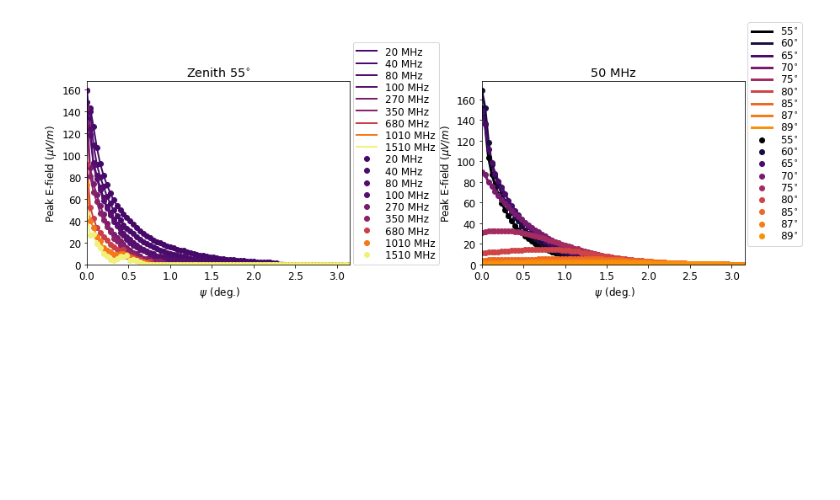
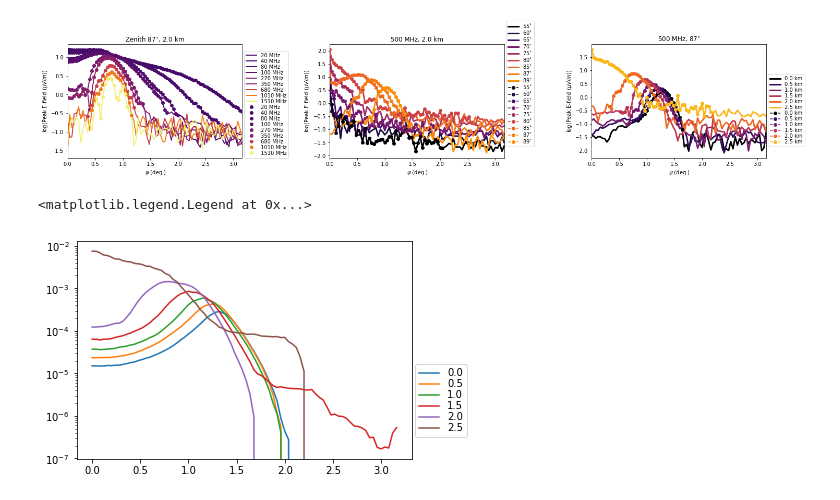
Before and after one commit to swissel/nutau_acceptance, a Jupyter notebook: 03_Detector/Test Interpolated Efield LUT .ipynb, the cells around one changed output. Cells and saved outputs as stored; diff of their text form; code cells hidden in the pictures; blank space fills up the shorter version.

```diff
--- a/03_Detector/Test Interpolated Efield LUT .ipynb
+++ b/03_Detector/Test Interpolated Efield LUT .ipynb
@@ -80,5 +22,0 @@ zenith_list, psi_list, f_Lo_list, epeak_array = construct_epeak_array(altitude)
-# %%
-# read the interpolator file
-EFIELD_LUT_filename = os.environ['TAU_ACC_ZHAIRES_DIR']\
-		       +'/interpolator_efields_%dkm.npz'%(altitude)
-efield_interpolator_list = efieldlut.load_efield_interpolator(EFIELD_LUT_filename)
@@ -180,0 +23,11 @@ def compare_1d_plots(h, epeak_array,efield_interpolator_list, zenith_list, psi_l
+# %%
+class Arguments():
+    def __init__(self, altitude, decay):
+        self.altitude = altitude
+        self.decay = decay
+# %%
+altitude =3.0
+decay = 0.0
+args = Arguments(altitude, decay)
+# %%
+decay_list, zenith_list, psi_list, f_Lo_list, epeak_array, efield_interpolator_list = efieldlut.test_interpolator(args)
@@ -181,7 +38,10 @@ def compare_1d_plots(h, epeak_array,efield_interpolator_list, zenith_list, psi_l
 # %%
-choose_ze = 55
-choose_f_Lo = 50
-compare_1d_plots( altitude,epeak_array, efield_interpolator_list,
-                           zenith_list, psi_list, f_Lo_list, choose_ze, choose_f_Lo, False)
+choose_ze=87
+choose_f_Lo=500
+choose_decay=2
+
+efieldlut.compare_1d_plots(altitude, epeak_array,efield_interpolator_list,
+                 decay_list, zenith_list, psi_list, f_Lo_list,
+         choose_decay, choose_ze, choose_f_Lo, log=True )
 # %% [output]
-[figure, old version]
+[figure, new version]
@@ -218,0 +158,16 @@ def E_field_interp(efield_interpolator_list, view_angle_deg, zenith_angle_deg, f
+# %%
+zen = np.zeros(len(psi_list)) + zenith_angle
+for d in np.arange(0.,3.,0.5):
+    decay_altitude = np.zeros(len(psi_list)) + d
+    distance_decay_to_detector = taulib.get_distance_decay_to_detector(ground_elevation,
+                                   decay_altitude, altitude,
+                                   zen, R_e=Earth_radius)
+    Volts = Voltage_interp(efield_interpolator_list, psi_list, zen,
+                                 altitude, decay_altitude, f_Lo, f_High,
+                                 log10_tau_energy, distance_decay_to_detector,
+                                 Gain_dB, Z_A, Z_L, Nphased)
+    plt.semilogy(psi_list, Volts, label=d)
+plt.legend(loc=[1.01,0.1])
+# %% [output]
+<matplotlib.legend.Legend at 0x...>
+[figure, added]
```
Also changed, not shown: parts of 26 cells of this notebook, 3 other files.
